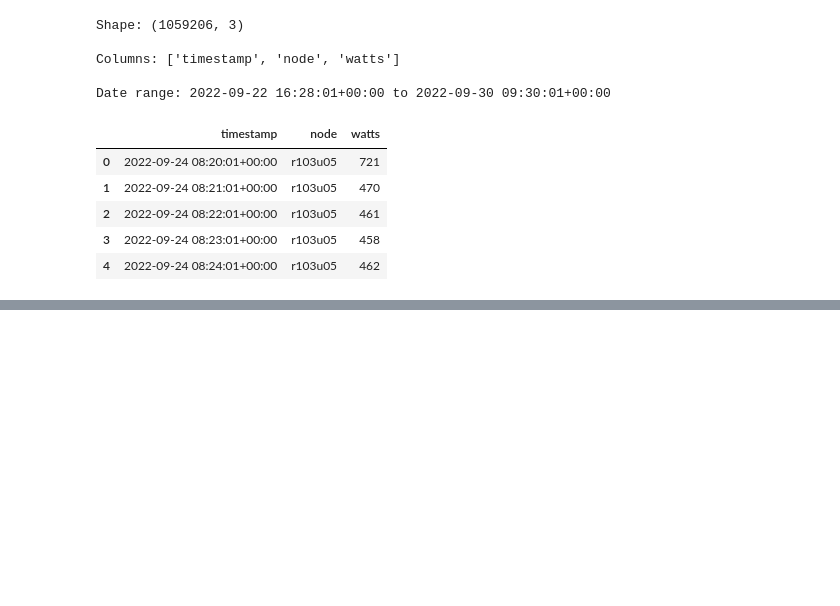
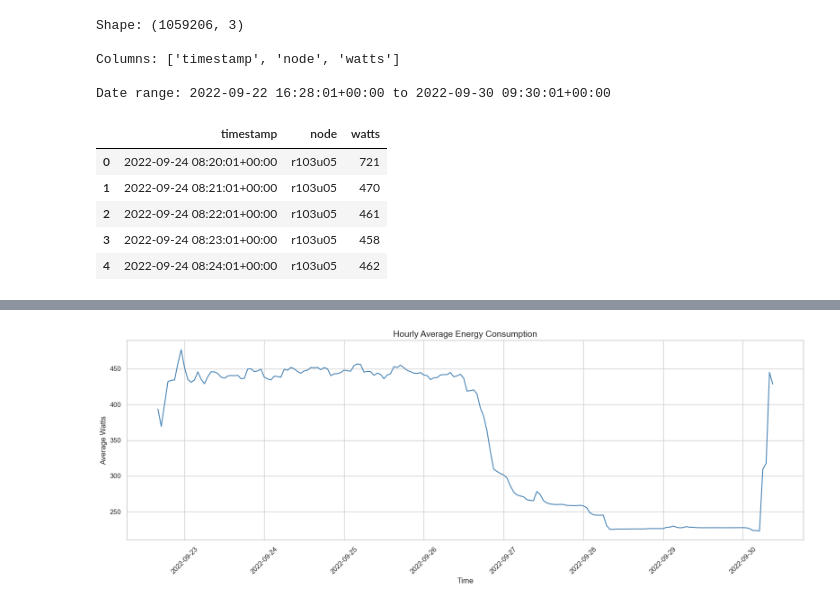
Before and after one commit to onurbalicc/llm-sustainability-analysis, a Jupyter notebook: notebooks/02_feature_engineering.ipynb, the cells around one changed output, grey strips where cells are left out. Saved outputs shown, nothing was run; the diff lists cells and outputs as text; code cells hidden in the pictures; blank space fills up the shorter version.

```diff
--- a/notebooks/02_feature_engineering.ipynb
+++ b/notebooks/02_feature_engineering.ipynb
@@ -42,0 +94,22 @@ Date range: 2022-09-22 16:28:01+00:00 to 2022-09-30 09:30:01+00:00
+# %%
+# ==========================
+# Hourly average energy consumption
+# ==========================
+
+# Create a new column for hourly timestamps
+df["hour"] = df["timestamp"].dt.floor("H")
+
+# Group by hour and calculate average watts
+hourly_avg = df.groupby("hour")["watts"].mean().reset_index()
+
+# Plot the hourly trend
+plt.figure(figsize=(16, 6))
+plt.plot(hourly_avg["hour"], hourly_avg["watts"], color="steelblue")
+plt.title("Hourly Average Energy Consumption", fontsize=14)
+plt.xlabel("Time")
+plt.ylabel("Average Watts")
+plt.xticks(rotation=45)
+plt.tight_layout()
+plt.show()
+# %% [output]
+[figure, added]
```
Also changed, not shown: parts of 4 cells of this notebook.
